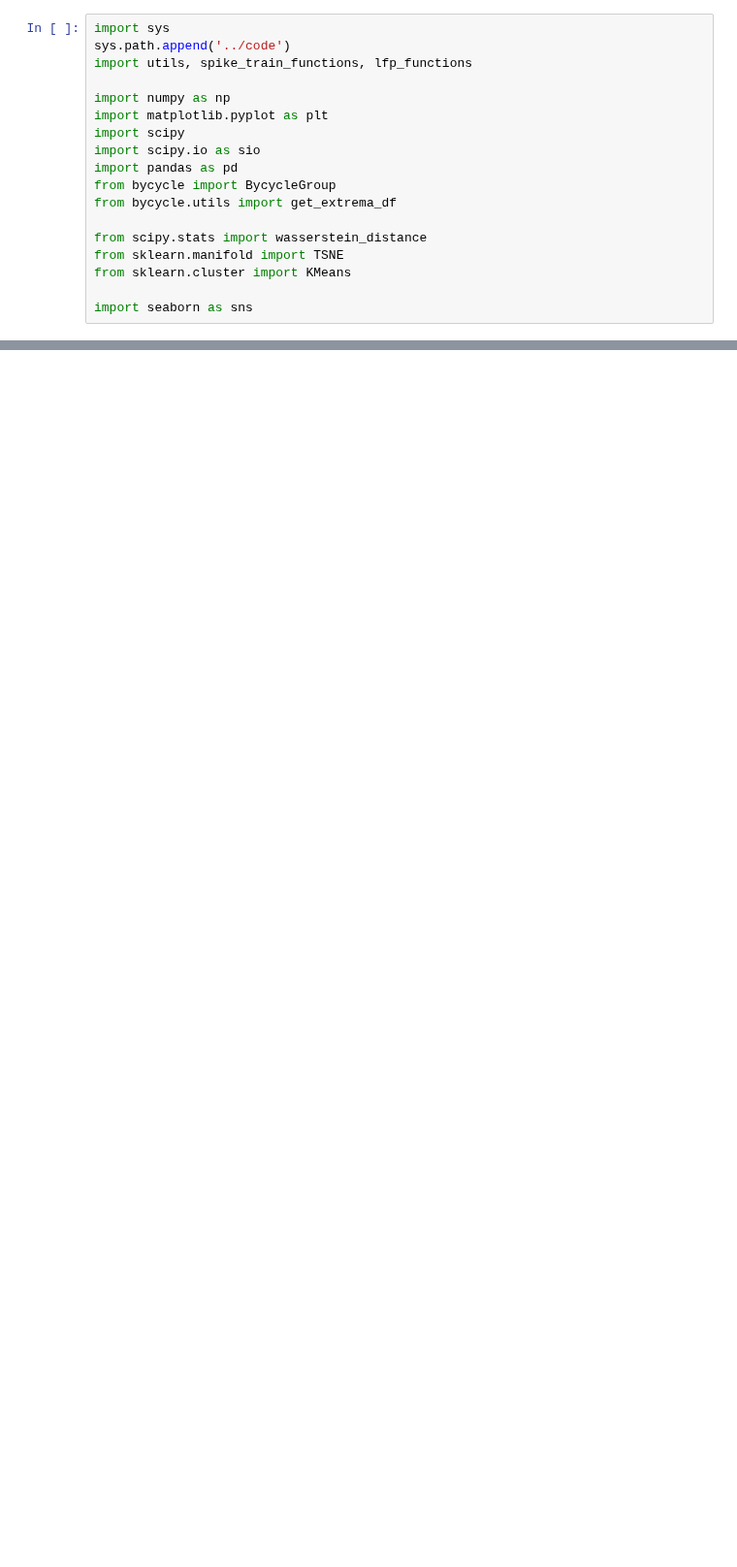
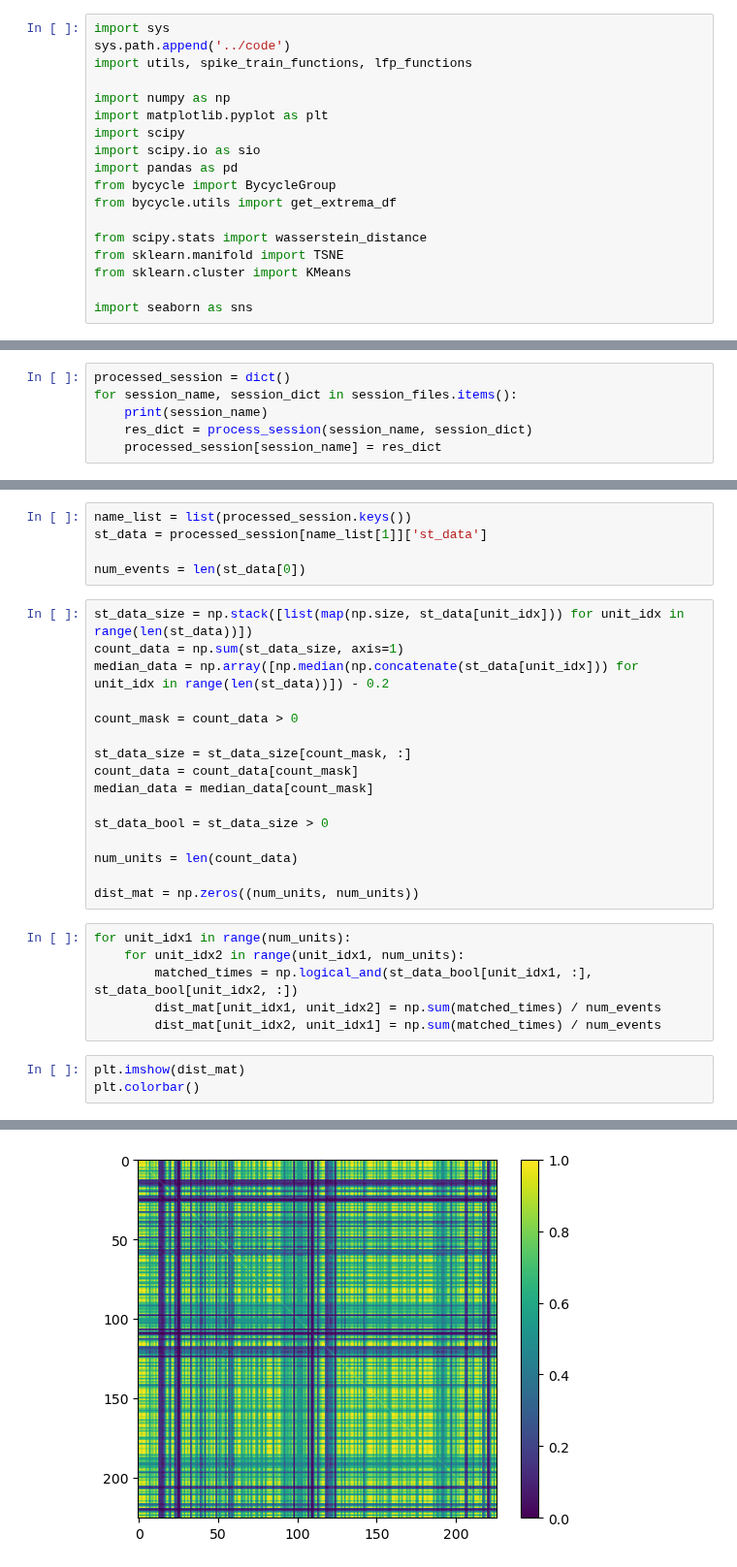
Before and after one commit to ntolley/spike_phase_maps, a Jupyter notebook: notebooks/process_beta_spikes.ipynb, the cells around one changed output, grey strips where cells are left out. Shown at 97% size. Cells and saved outputs as stored; diff of their text form; blank space fills up the shorter version.

```diff
--- a/notebooks/process_beta_spikes.ipynb
+++ b/notebooks/process_beta_spikes.ipynb
@@ -71,0 +260,6 @@ def process_session(session_name, session_dict):
+# %%
+processed_session = dict()
+for session_name, session_dict in session_files.items():
+    print(session_name)
+    res_dict = process_session(session_name, session_dict)
+    processed_session[session_name] = res_dict
@@ -71,0 +269,31 @@ def process_session(session_name, session_dict):
+# %%
+name_list = list(processed_session.keys())
+st_data = processed_session[name_list[1]]['st_data']
+
+num_events = len(st_data[0])
+# %%
+st_data_size = np.stack([list(map(np.size, st_data[unit_idx])) for unit_idx in range(len(st_data))])
+count_data = np.sum(st_data_size, axis=1)
+median_data = np.array([np.median(np.concatenate(st_data[unit_idx])) for unit_idx in range(len(st_data))]) - 0.2
+
+count_mask = count_data > 0
+
+st_data_size = st_data_size[count_mask, :]
+count_data = count_data[count_mask]
+median_data = median_data[count_mask]
+
+st_data_bool = st_data_size > 0
+
+num_units = len(count_data)
+
+dist_mat = np.zeros((num_units, num_units))
+# %%
+for unit_idx1 in range(num_units):
+    for unit_idx2 in range(unit_idx1, num_units):
+        matched_times = np.logical_and(st_data_bool[unit_idx1, :], st_data_bool[unit_idx2, :])
+        dist_mat[unit_idx1, unit_idx2] = np.sum(matched_times) / num_events
+        dist_mat[unit_idx2, unit_idx1] = np.sum(matched_times) / num_events
+# %%
+plt.imshow(dist_mat)
+plt.colorbar()
+# %% [output]
@@ -71,0 +301 @@ def process_session(session_name, session_dict):
+[figure, added]
```
Also changed, not shown: parts of 8 cells of this notebook.
